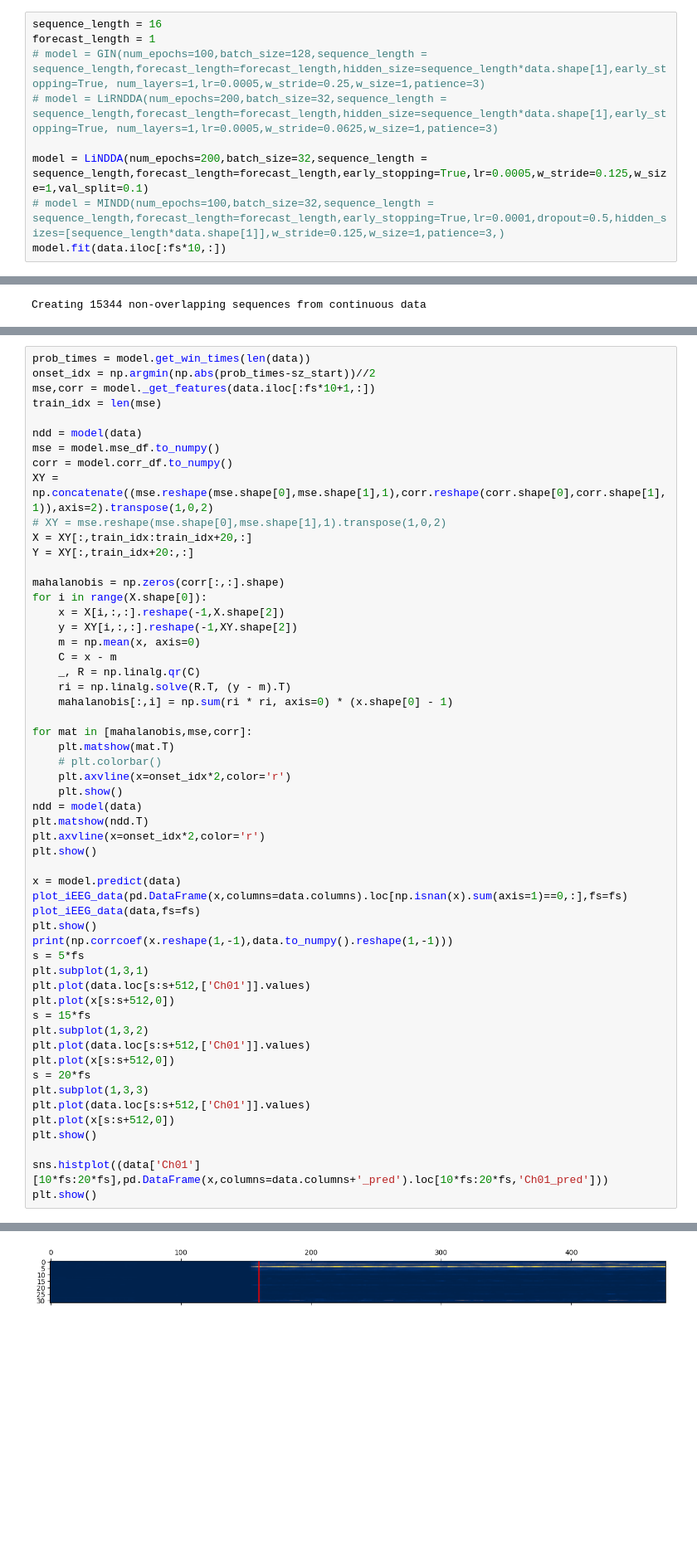
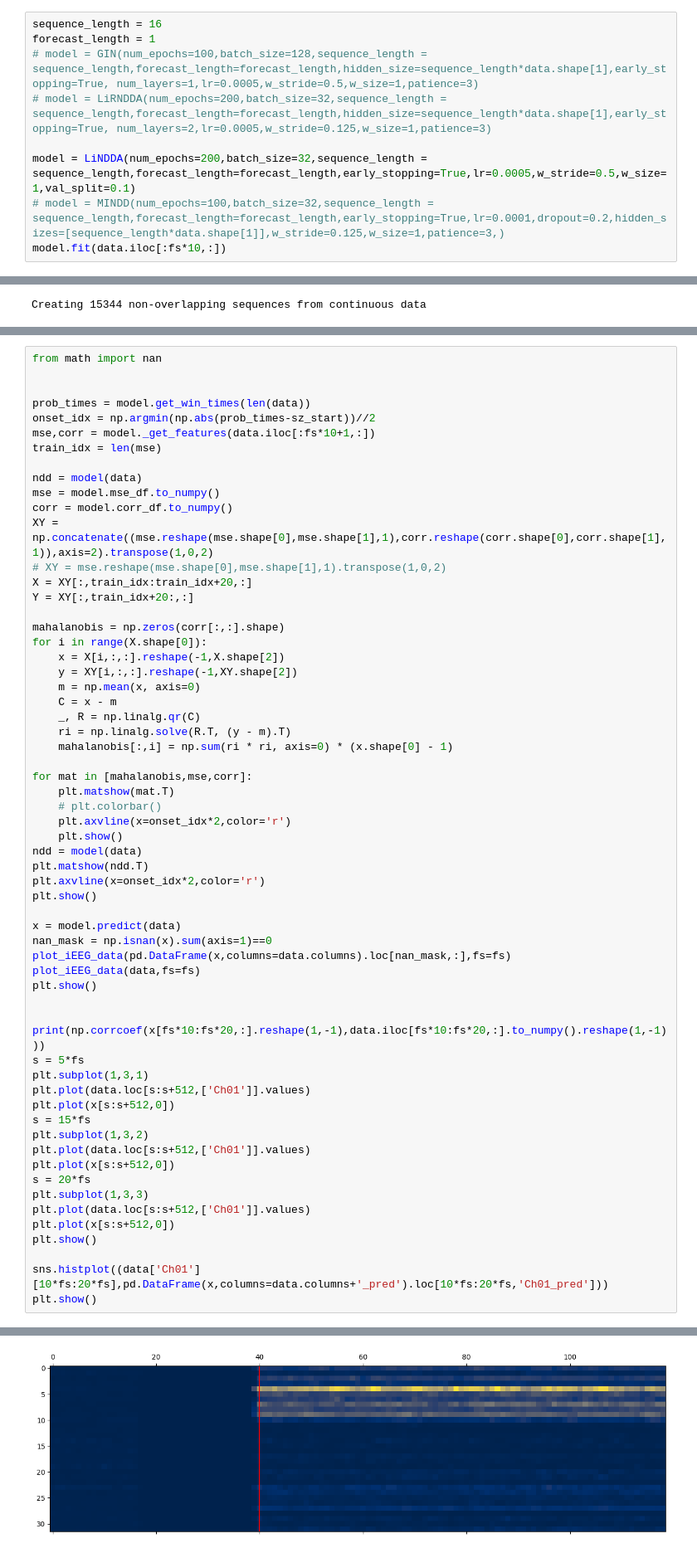
Before and after one commit to wojemann/DynaSD, a Jupyter notebook: examples/test_sim.ipynb, the cells around one changed output, grey strips where cells are left out. Shown at 83% size. Saved outputs shown, nothing was run; the diff lists cells and outputs as text; blank space fills up the shorter version.

```diff
--- a/examples/test_sim.ipynb
+++ b/examples/test_sim.ipynb
@@ -65,11 +63,11 @@ plt.show()
 # %%
 sequence_length = 16
 forecast_length = 1
-# model = GIN(num_epochs=100,batch_size=128,sequence_length = sequence_length,forecast_length=forecast_length,hidden_size=sequence_length*data.shape[1],early_stopping=True, num_layers=1,lr=0.0005,w_stride=0.25,w_size=1,patience=3)
-# model = LiRNDDA(num_epochs=200,batch_size=32,sequence_length = sequence_length,forecast_length=forecast_length,hidden_size=sequence_length*data.shape[1],early_stopping=True, num_layers=1,lr=0.0005,w_stride=0.0625,w_size=1,patience=3)
+# model = GIN(num_epochs=100,batch_size=128,sequence_length = sequence_length,forecast_length=forecast_length,hidden_size=sequence_length*data.shape[1],early_stopping=True, num_layers=1,lr=0.0005,w_stride=0.5,w_size=1,patience=3)
+# model = LiRNDDA(num_epochs=200,batch_size=32,sequence_length = sequence_length,forecast_length=forecast_length,hidden_size=sequence_length*data.shape[1],early_stopping=True, num_layers=2,lr=0.0005,w_stride=0.125,w_size=1,patience=3)
 
-model = LiNDDA(num_epochs=200,batch_size=32,sequence_length = sequence_length,forecast_length=forecast_length,early_stopping=True,lr=0.0005,w_stride=0.125,w_size=1,val_split=0.1)
-# model = MINDD(num_epochs=100,batch_size=32,sequence_length = sequence_length,forecast_length=forecast_length,early_stopping=True,lr=0.0001,dropout=0.5,hidden_sizes=[sequence_length*data.shape[1]],w_stride=0.125,w_size=1,patience=3,)
+model = LiNDDA(num_epochs=200,batch_size=32,sequence_length = sequence_length,forecast_length=forecast_length,early_stopping=True,lr=0.0005,w_stride=0.5,w_size=1,val_split=0.1)
+# model = MINDD(num_epochs=100,batch_size=32,sequence_length = sequence_length,forecast_length=forecast_length,early_stopping=True,lr=0.0001,dropout=0.2,hidden_sizes=[sequence_length*data.shape[1]],w_stride=0.125,w_size=1,patience=3,)
 model.fit(data.iloc[:fs*10,:])
 # %% [output]
   Model: LinearForecaster_32ch_16seq
@@ -107,4 +105,7 @@ Creating 15344 non-overlapping sequences from continuous data
 # %%
+from math import nan
+
+
 prob_times = model.get_win_times(len(data))
 onset_idx = np.argmin(np.abs(prob_times-sz_start))//2
 mse,corr = model._get_features(data.iloc[:fs*10+1,:])
@@ -133,33 +134,36 @@ for mat in [mahalanobis,mse,corr]:
     # plt.colorbar()
     plt.axvline(x=onset_idx*2,color='r')
     plt.show()
 ndd = model(data)
 plt.matshow(ndd.T)
 plt.axvline(x=onset_idx*2,color='r')
 plt.show()
 
 x = model.predict(data)
-plot_iEEG_data(pd.DataFrame(x,columns=data.columns).loc[np.isnan(x).sum(axis=1)==0,:],fs=fs)
+nan_mask = np.isnan(x).sum(axis=1)==0
+plot_iEEG_data(pd.DataFrame(x,columns=data.columns).loc[nan_mask,:],fs=fs)
 plot_iEEG_data(data,fs=fs)
 plt.show()
-print(np.corrcoef(x.reshape(1,-1),data.to_numpy().reshape(1,-1)))
+
+
+print(np.corrcoef(x[fs*10:fs*20,:].reshape(1,-1),data.iloc[fs*10:fs*20,:].to_numpy().reshape(1,-1)))
 s = 5*fs
 plt.subplot(1,3,1)
 plt.plot(data.loc[s:s+512,['Ch01']].values)
 plt.plot(x[s:s+512,0])
 s = 15*fs
 plt.subplot(1,3,2)
 plt.plot(data.loc[s:s+512,['Ch01']].values)
 plt.plot(x[s:s+512,0])
 s = 20*fs
 plt.subplot(1,3,3)
 plt.plot(data.loc[s:s+512,['Ch01']].values)
 plt.plot(x[s:s+512,0])
 plt.show()
 
 sns.histplot((data['Ch01'][10*fs:20*fs],pd.DataFrame(x,columns=data.columns+'_pred').loc[10*fs:20*fs,'Ch01_pred']))
 plt.show()
 # %% [output]
 Creating 2545 non-overlapping sequences from continuous data
 Creating 15344 non-overlapping sequences from continuous data
-[figure, old version]
+[figure, new version]
```
Also changed, not shown: parts of 14 cells of this notebook, 2 other files.
